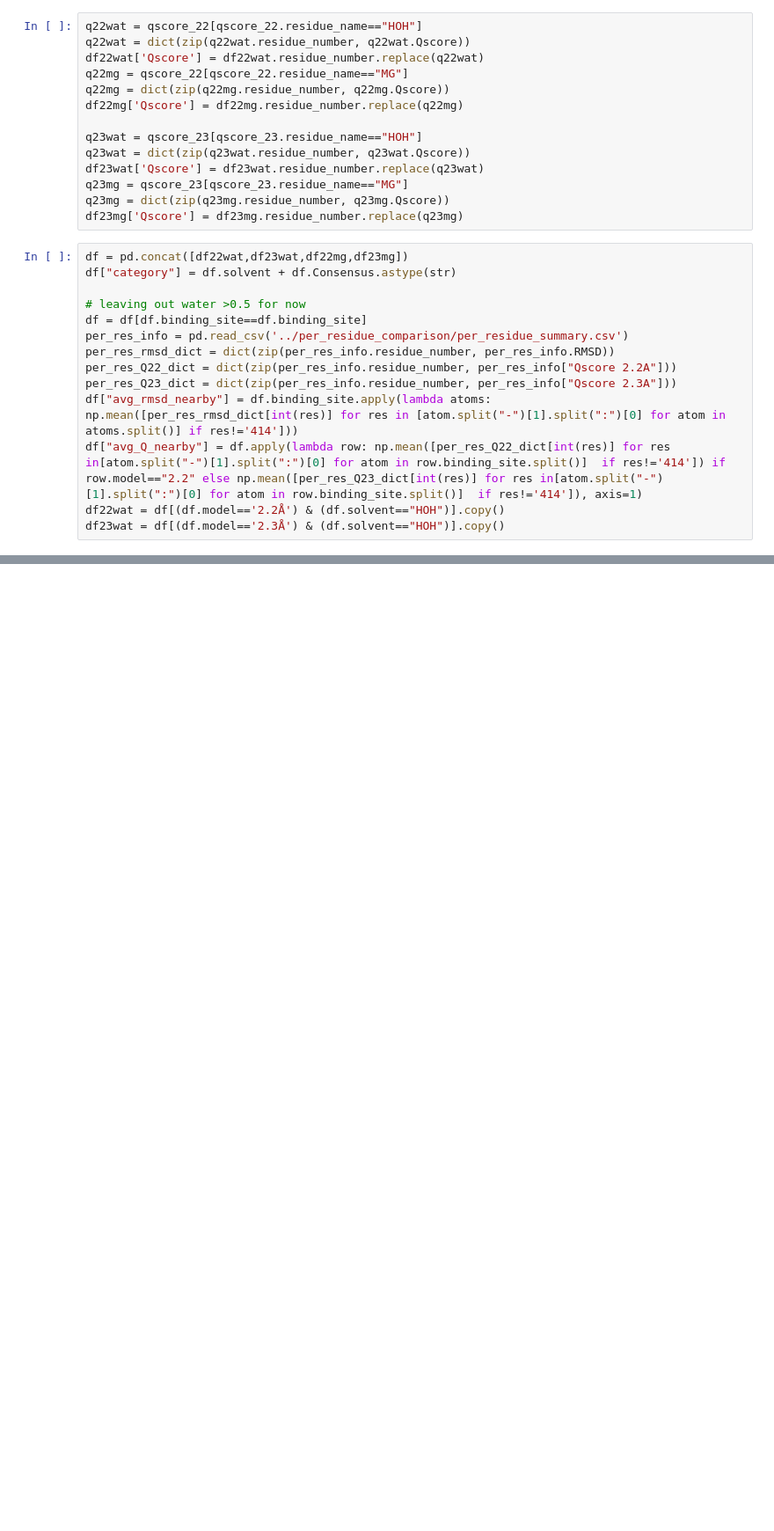
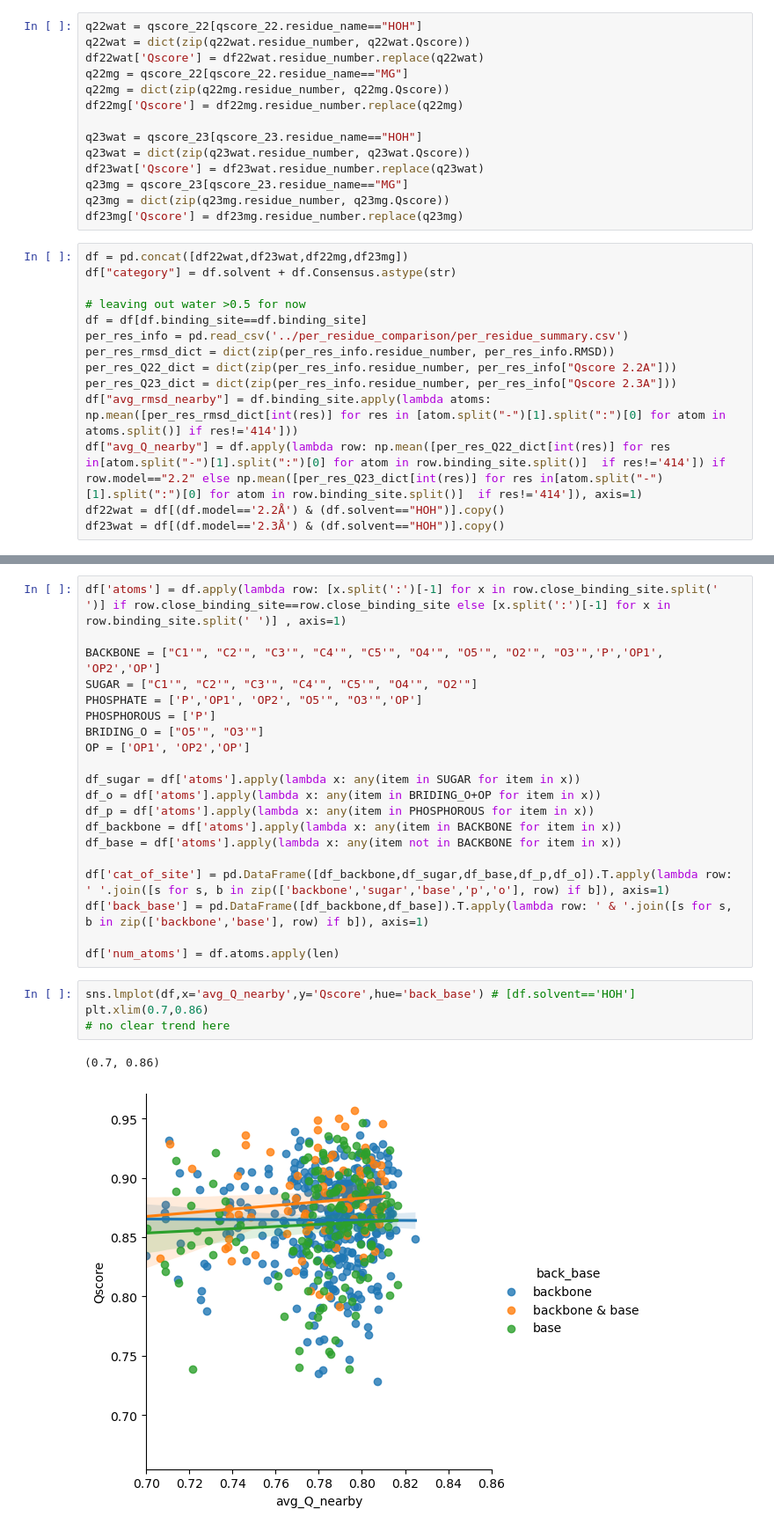
Before and after one commit to DasLab/Water-CryoEM-ribozyme, a Jupyter notebook: analysis/water_consensus/consensus_nonconsensus_compare.ipynb, the cells around one changed output, grey strips where cells are left out. Shown: that part at 88% size. Cells and saved outputs as stored; diff of their text form; blank space fills up the shorter version.

```diff
--- a/analysis/water_consensus/consensus_nonconsensus_compare.ipynb
+++ b/analysis/water_consensus/consensus_nonconsensus_compare.ipynb
@@ -190,0 +230,27 @@ The `scale` parameter has been renamed and will be removed in v0.15.0. Pass `den
+# %%
+df['atoms'] = df.apply(lambda row: [x.split(':')[-1] for x in row.close_binding_site.split(' ')] if row.close_binding_site==row.close_binding_site else [x.split(':')[-1] for x in row.binding_site.split(' ')] , axis=1)
+
+BACKBONE = ["C1'", "C2'", "C3'", "C4'", "C5'", "O4'", "O5'", "O2'", "O3'",'P','OP1', 'OP2','OP']
+SUGAR = ["C1'", "C2'", "C3'", "C4'", "C5'", "O4'", "O2'"]
+PHOSPHATE = ['P','OP1', 'OP2', "O5'", "O3'",'OP']
+PHOSPHOROUS = ['P']
+BRIDING_O = ["O5'", "O3'"]
+OP = ['OP1', 'OP2','OP']
+
+df_sugar = df['atoms'].apply(lambda x: any(item in SUGAR for item in x))
+df_o = df['atoms'].apply(lambda x: any(item in BRIDING_O+OP for item in x))
+df_p = df['atoms'].apply(lambda x: any(item in PHOSPHOROUS for item in x))
+df_backbone = df['atoms'].apply(lambda x: any(item in BACKBONE for item in x))
+df_base = df['atoms'].apply(lambda x: any(item not in BACKBONE for item in x))
+
+df['cat_of_site'] = pd.DataFrame([df_backbone,df_sugar,df_base,df_p,df_o]).T.apply(lambda row: ' '.join([s for s, b in zip(['backbone','sugar','base','p','o'], row) if b]), axis=1)
+df['back_base'] = pd.DataFrame([df_backbone,df_base]).T.apply(lambda row: ' & '.join([s for s, b in zip(['backbone','base'], row) if b]), axis=1)
+
+df['num_atoms'] = df.atoms.apply(len)
+# %%
+sns.lmplot(df,x='avg_Q_nearby',y='Qscore',hue='back_base') # [df.solvent=='HOH']
+plt.xlim(0.7,0.86)
+# no clear trend here
+# %% [output]
+(0.7, 0.86)
+[figure, added]
```
Also changed, not shown: parts of 8 cells of this notebook, 35 other files.
